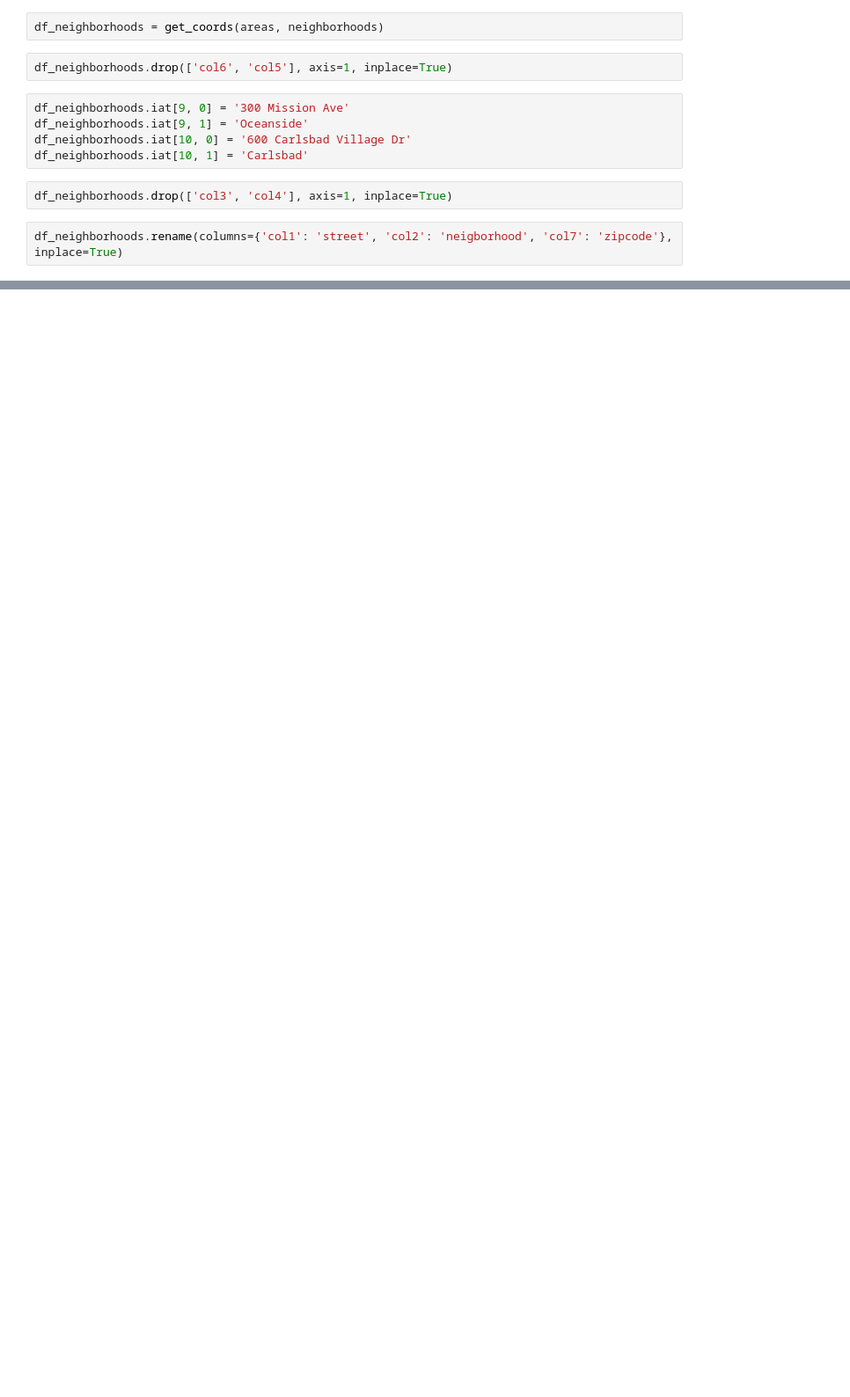
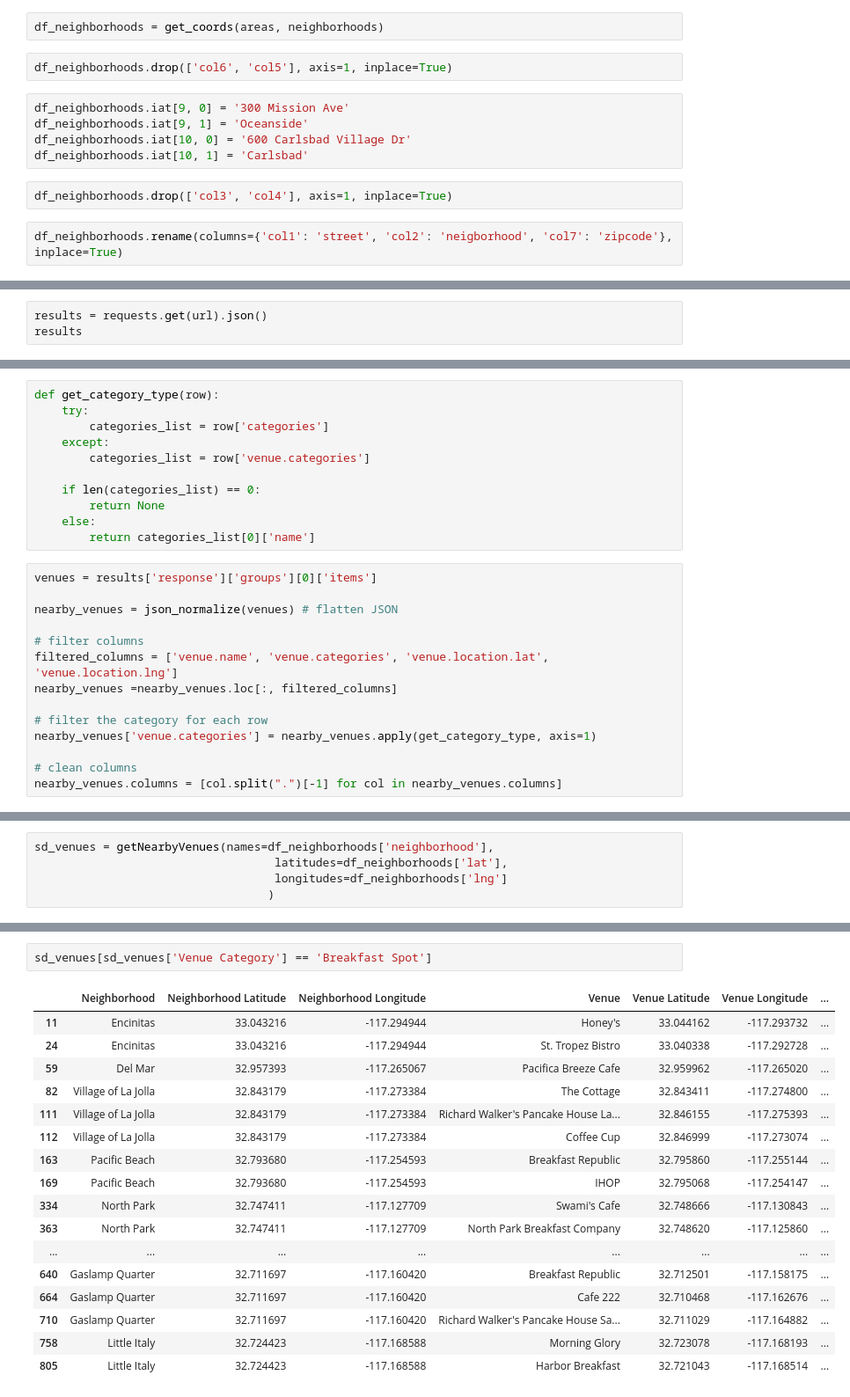
Before and after one commit to dominikalad/Coursera_Capstone, a Jupyter notebook: Capstone_DS_Project-Foursquare.ipynb, the cells around one changed output, grey strips where cells are left out. Shown at 88% size. Cells and saved outputs as stored; diff of their text form; blank space fills up the shorter version.

Commit message:
Explore venues in neighborhoods

```diff
--- a/Capstone_DS_Project-Foursquare.ipynb
+++ b/Capstone_DS_Project-Foursquare.ipynb
@@ -88,0 +111,3 @@ df_neighborhoods
+# %%
+results = requests.get(url).json()
+results
@@ -88,0 +132,25 @@ df_neighborhoods
+# %%
+def get_category_type(row):
+    try:
+        categories_list = row['categories']
+    except:
+        categories_list = row['venue.categories']
+
+    if len(categories_list) == 0:
+        return None
+    else:
+        return categories_list[0]['name']
+# %%
+venues = results['response']['groups'][0]['items']
+
+nearby_venues = json_normalize(venues) # flatten JSON
+
+# filter columns
+filtered_columns = ['venue.name', 'venue.categories', 'venue.location.lat', 'venue.location.lng']
+nearby_venues =nearby_venues.loc[:, filtered_columns]
+
+# filter the category for each row
+nearby_venues['venue.categories'] = nearby_venues.apply(get_category_type, axis=1)
+
+# clean columns
+nearby_venues.columns = [col.split(".")[-1] for col in nearby_venues.columns]
@@ -88,0 +197,5 @@ df_neighborhoods
+# %%
+sd_venues = getNearbyVenues(names=df_neighborhoods['neighborhood'],
+                                   latitudes=df_neighborhoods['lat'],
+                                   longitudes=df_neighborhoods['lng']
+                                  )
@@ -88,0 +245,20 @@ df_neighborhoods
+# %%
+sd_venues[sd_venues['Venue Category'] == 'Breakfast Spot']
+# %% [output]
+|  | Neighborhood | Neighborhood Latitude | Neighborhood Longitude | Venue | Venue Latitude | Venue Longitude | ... |
+| 11 | Encinitas | 33.043216 | -117.294944 | Honey's | 33.044162 | -117.293732 | ... |
+| 24 | Encinitas | 33.043216 | -117.294944 | St. Tropez Bistro | 33.040338 | -117.292728 | ... |
+| 59 | Del Mar | 32.957393 | -117.265067 | Pacifica Breeze Cafe | 32.959962 | -117.265020 | ... |
+| 82 | Village of La Jolla | 32.843179 | -117.273384 | The Cottage | 32.843411 | -117.274800 | ... |
+| 111 | Village of La Jolla | 32.843179 | -117.273384 | Richard Walker's Pancake House La... | 32.846155 | -117.275393 | ... |
+| 112 | Village of La Jolla | 32.843179 | -117.273384 | Coffee Cup | 32.846999 | -117.273074 | ... |
+| 163 | Pacific Beach | 32.793680 | -117.254593 | Breakfast Republic | 32.795860 | -117.255144 | ... |
+| 169 | Pacific Beach | 32.793680 | -117.254593 | IHOP | 32.795068 | -117.254147 | ... |
+| 334 | North Park | 32.747411 | -117.127709 | Swami's Cafe | 32.748666 | -117.130843 | ... |
+| 363 | North Park | 32.747411 | -117.127709 | North Park Breakfast Company | 32.748620 | -117.125860 | ... |
+| ... | ... | ... | ... | ... | ... | ... | ... |
+| 640 | Gaslamp Quarter | 32.711697 | -117.160420 | Breakfast Republic | 32.712501 | -117.158175 | ... |
+| 664 | Gaslamp Quarter | 32.711697 | -117.160420 | Cafe 222 | 32.710468 | -117.162676 | ... |
+| 710 | Gaslamp Quarter | 32.711697 | -117.160420 | Richard Walker's Pancake House Sa... | 32.711029 | -117.164882 | ... |
+| 758 | Little Italy | 32.724423 | -117.168588 | Morning Glory | 32.723078 | -117.168193 | ... |
+| 805 | Little Italy | 32.724423 | -117.168588 | Harbor Breakfast | 32.721043 | -117.168514 | ... |
```
Also changed, not shown: parts of 14 cells of this notebook.
